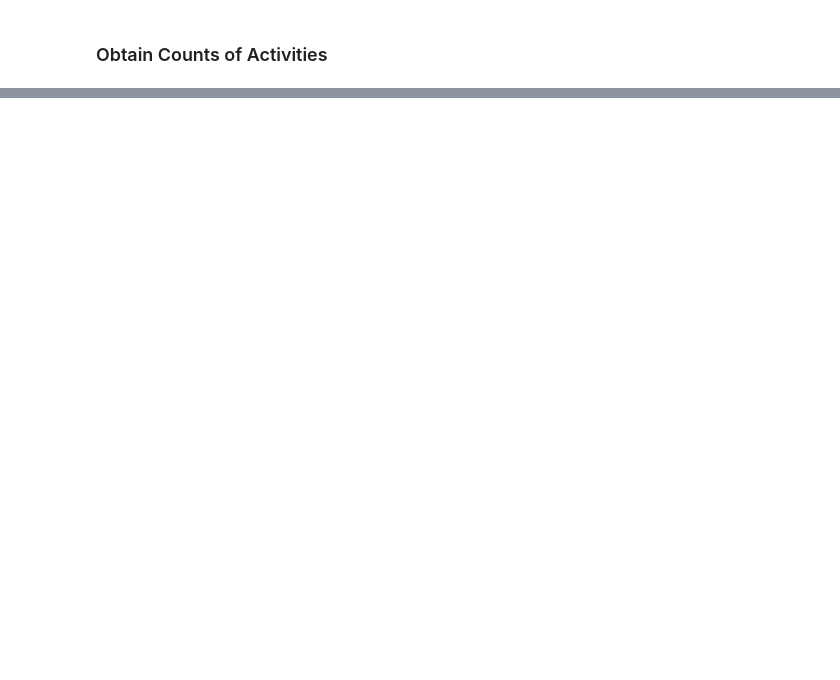
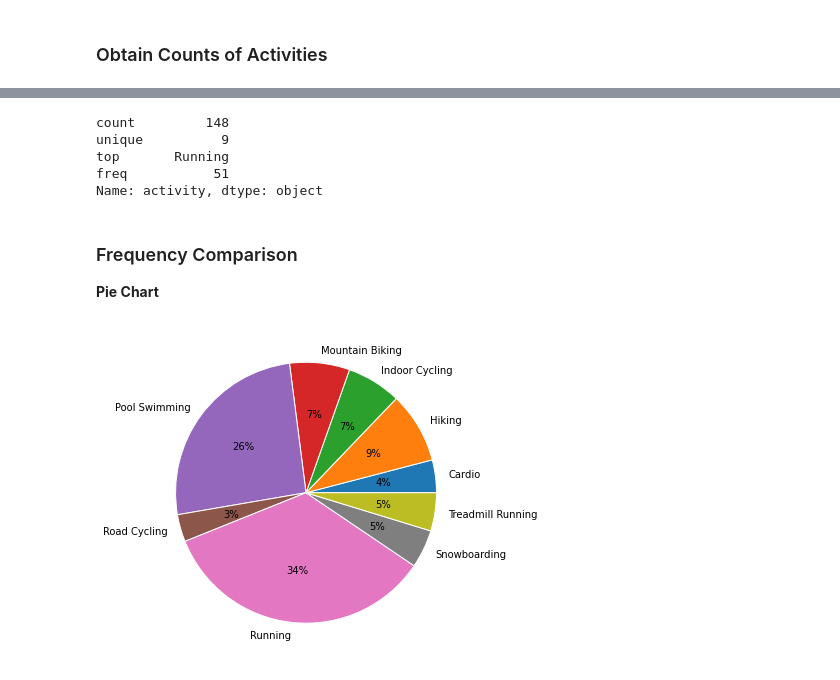
Before and after one commit to Caturrell/garmin-wrapped2022, a Jupyter notebook: Data Exploration.ipynb, the cells around one changed output, grey strips where cells are left out. Cells and saved outputs as stored; diff of their text form; code cells hidden in the pictures; blank space fills up the shorter version.

```diff
--- a/Data Exploration.ipynb
+++ b/Data Exploration.ipynb
@@ -105,0 +123,12 @@ garmin["date"] = pd.to_datetime(garmin["date"])
+# %%
+# Change to floats
+garmin[change_int] = garmin[change_int].astype(float)
+
+# Change date to datetime
+garmin["date"] = pd.to_datetime(garmin["date"])
+
+# Change to time columns "0:00"
+garmin['avg_pace'] = pd.to_datetime(garmin['avg_pace'], format='%M:%S')
+
+# Change to time columns "00:00:00"
+#garmin[change_time3] = pd.to_datetime(garmin[change_time3], format='%H:%M:%S')
@@ -117,0 +174,6 @@ garmin22.head()
+# %%
+# Remove cycling row
+garmin22 = garmin22[garmin22.activity != "Cycling"]
+
+# Find location of the cycling row
+garmin22.head()
@@ -117,0 +204,6 @@ garmin22.head()
+# %%
+# Change cardio to indoor cycling
+garmin22['activity'] = garmin['activity'].replace(['Cardio'], 'Indoor Cycling')
+
+# Change Resort skiing to snowboarding
+garmin22['activity'] = garmin['activity'].replace(['Resort Skiing/Snowboarding'], 'Snowboarding')
@@ -135 +228,26 @@ Cycling                        1
 Name: activity, dtype: int64
+# %%
+garmin22['activity'].describe()
+# %% [output]
+count         148
+unique          9
+top       Running
+freq           51
+Name: activity, dtype: object
+# %% [markdown]
+### Frequency Comparison
+
+**Pie Chart**
+# %%
+# Frequency table for activities
+garmin22_activities = garmin22.groupby('activity').size().to_frame('Count')
+
+# Create pie chart with percentage ratios
+fig = plt.subplots(figsize=(6,6))
+plt.pie(garmin22_activities['Count'],
+        labels = garmin22_activities.index,
+        autopct = '%1.0f%%',
+        wedgeprops = {'linewidth': 1.0, 'edgecolor': 'white'})
+plt.legend;
+# %% [output]
+[figure, added]
```
Also changed, not shown: parts of 24 cells of this notebook, 1 other file.
